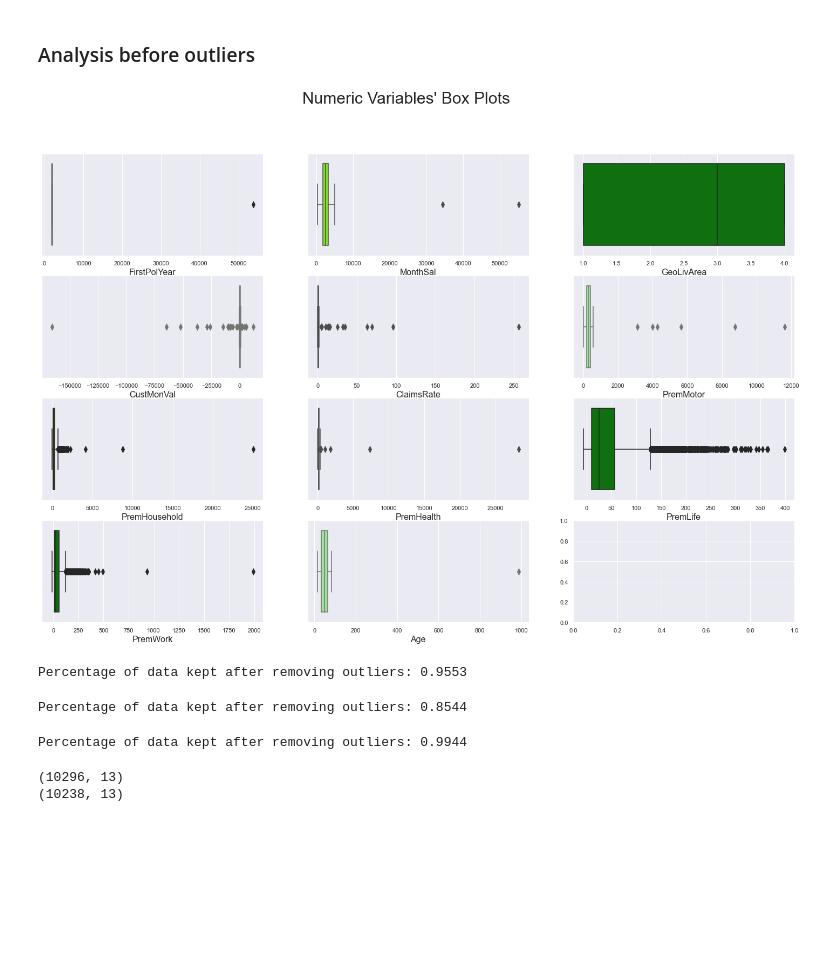
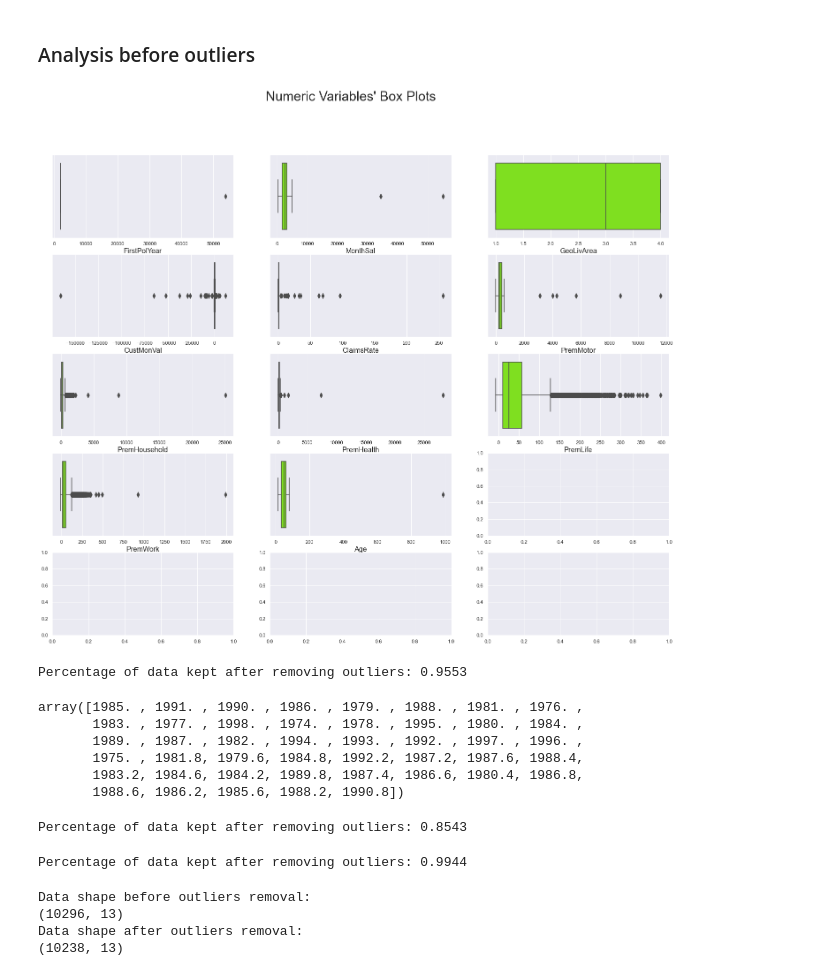
Before and after one commit to henrymmarques/DMProject, a Jupyter notebook: preprocess.ipynb, the cells around one changed output. Saved outputs shown, nothing was run; the diff lists cells and outputs as text; code cells hidden in the pictures; blank space fills up the shorter version.

```diff
--- a/preprocess.ipynb
+++ b/preprocess.ipynb
@@ -129,6 +129,7 @@ df['Age'] = 2016-df['BirthYear']
 df.drop(columns='BirthYear', inplace=True)
 #remove from metric_features list
 metric_features.remove('BirthYear')
+metric_features.append('Age')
 # %%
 df.describe(include='all').T
 # %% [output]
@@ -169,31 +152,32 @@ sorted(df['PremLife'].unique())[-40:]
 # %% [markdown]
 ### Analysis before outliers
 # %%
-import random
-# All Numeric Variables' Box Plots in one figure
-sns.set()
+def box_plot_all_vars(data):
+    # All Numeric Variables' Box Plots in one figure
+    sns.set()
 
-# Prepare figure. Create individual axes where each box plot will be placed
-fig, axes = plt.subplots(4, ceil(len(metric_features) / 4), figsize=(25, 16))
-color=['green', 'chartreuse', 'olive', 'lightgreen']
+    # Prepare figure. Create individual axes where each box plot will be placed
+    fig, axes = plt.subplots(5, ceil(len(metric_features) / 5), figsize=(25, 20))
 
-# Plot data
-# Iterate across axes objects and associate each box plot (hint: use the ax argument):
-for ax, feat in zip(axes.flatten(), metric_features): # Notice the zip() function and flatten() method
-    bxplot = sns.boxplot(x=df[feat], ax=ax, color=random.choice(color), fliersize=8)
-    bxplot.set_xlabel(fontsize=16, xlabel=feat)
+    # Plot data
+    # Iterate across axes objects and associate each box plot (hint: use the ax argument):
+    for ax, feat in zip(axes.flatten(), metric_features): # Notice the zip() function and flatten() method
+        bxplot = sns.boxplot(x=data[feat], ax=ax, color='chartreuse', fliersize=8)
+        bxplot.set_xlabel(fontsize=16, xlabel=feat)
 
 
 
-# Layout
-# Add a centered title to the figure:
-title = "Numeric Variables' Box Plots"
+    # Layout
+    # Add a centered title to the figure:
+    title = "Numeric Variables' Box Plots"
 
-plt.suptitle(title, size=30)
+    plt.suptitle(title, size=30)
 
-plt.show()
+    plt.show()
-# %% [output]
-[figure, removed]
+# %%
+box_plot_all_vars(df)
+# %% [output]
+[figure, added]
 # %%
 filters1 = (
     (df['FirstPolYear']<=2016)
@@ -221,6 +205,15 @@ df_1 = df[filters1]
 print('Percentage of data kept after removing outliers:', np.round(df_1.shape[0] / df.shape[0], 4))
 # %% [output]
 Percentage of data kept after removing outliers: 0.9553
+# %%
+df_1['FirstPolYear'].unique()
+# %% [output]
+array([1985. , 1991. , 1990. , 1986. , 1979. , 1988. , 1981. , 1976. ,
+       1983. , 1977. , 1998. , 1974. , 1978. , 1995. , 1980. , 1984. ,
+       1989. , 1987. , 1982. , 1994. , 1993. , 1992. , 1997. , 1996. ,
+       1975. , 1981.8, 1979.6, 1984.8, 1992.2, 1987.2, 1987.6, 1988.4,
+       1983.2, 1984.6, 1984.2, 1989.8, 1987.4, 1986.6, 1980.4, 1986.8,
+       1988.6, 1986.2, 1985.6, 1988.2, 1990.8])
 # %%
 q25 = df.quantile(.25)
 q75 = df.quantile(.75)
@@ -241,7 +234,7 @@ df_2['filters2'] = filters2.to_list()
 df_2=df_2[df_2['filters2']!=False]
 print('Percentage of data kept after removing outliers:', np.round(df_2.shape[0] / df.shape[0], 4))
 # %% [output]
-Percentage of data kept after removing outliers: 0.8544
+Percentage of data kept after removing outliers: 0.8543
 # %%
 df_3 = df.copy()
 df_3['filters1'] = filters1.to_list()
@@ -252,10 +245,14 @@ print('Percentage of data kept after removing outliers:', np.round(df_3.shape[0]
 Percentage of data kept after removing outliers: 0.9944
 # %%
 df_3.drop(columns=['filters1','filters2'], inplace=True)
+print('Data shape before outliers removal:')
 print(df.shape)
+print('Data shape after outliers removal:')
 print(df_3.shape)
 # %% [output]
+Data shape before outliers removal:
 (10296, 13)
+Data shape after outliers removal:
 (10238, 13)
 # %%
 df=df_3.copy()
```
Also changed, not shown: parts of 5 cells of this notebook.
